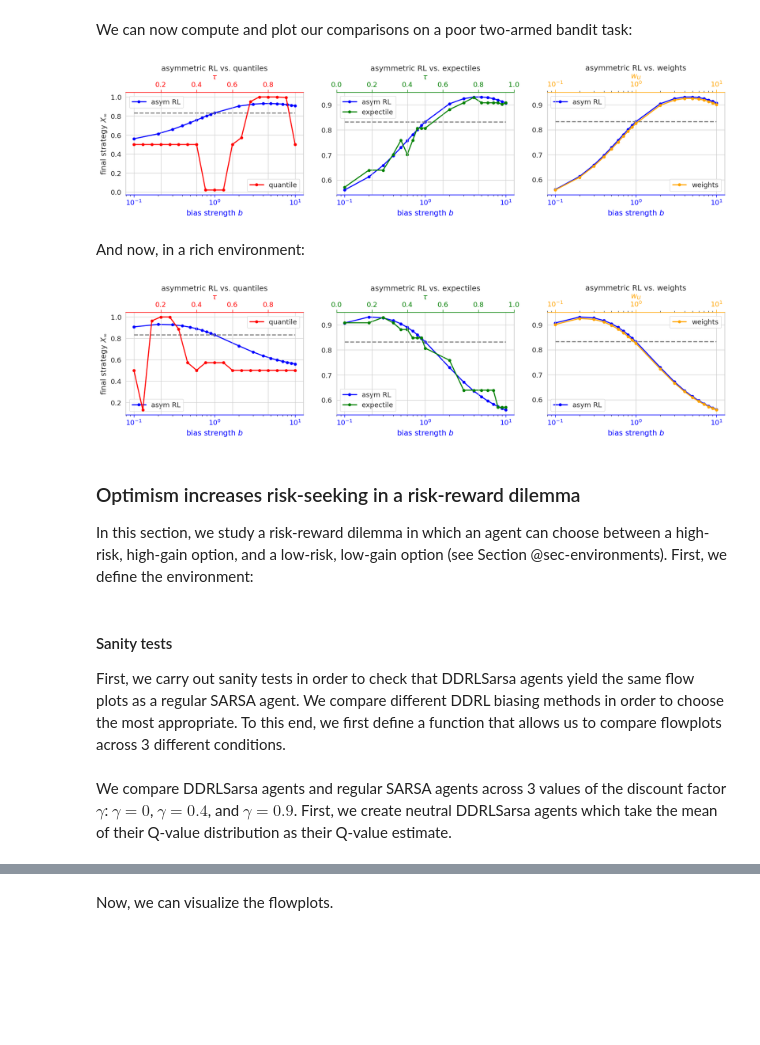
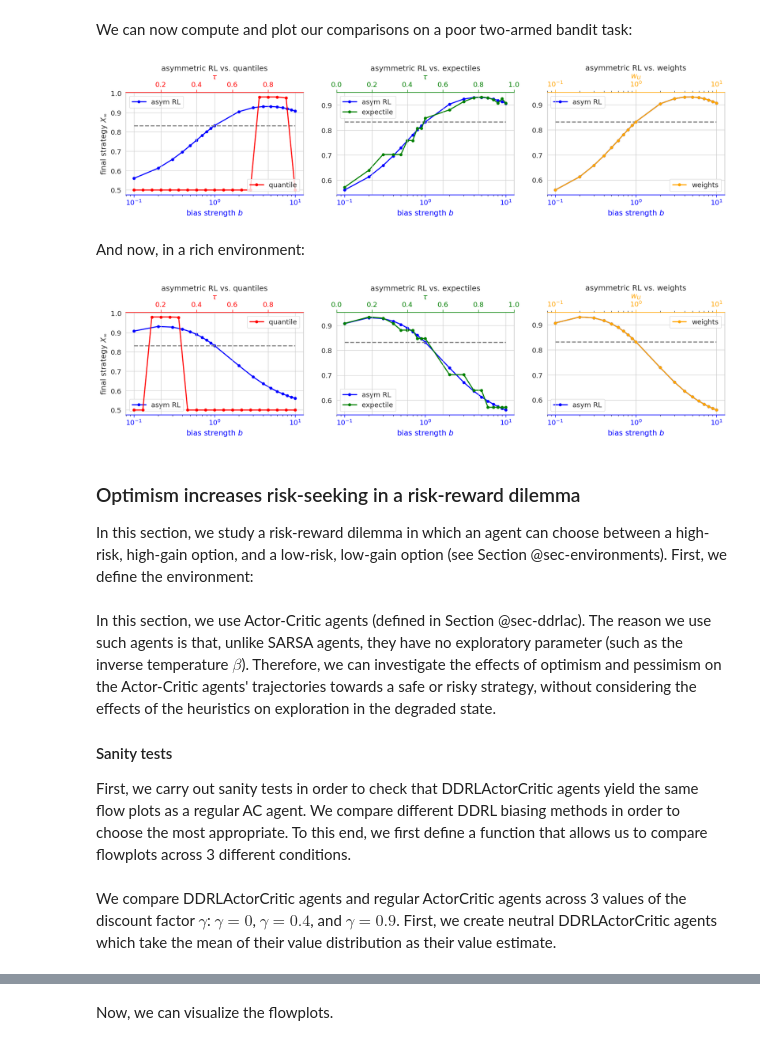
Before and after one commit to gerardoparra/pyDDRL, a Jupyter notebook: nbs/05_Results.ipynb, the cells around one changed output, grey strips where cells are left out. Drawn from its saved outputs; the diff is of its cells as text; code cells hidden in the pictures; blank space fills up the shorter version.

```diff
--- a/nbs/05_Results.ipynb
+++ b/nbs/05_Results.ipynb
@@ -514,23 +516,23 @@ b_xinf, q_xinf, e_xinf, w_xinf = compute_comparisons(0.3, 0.1, b_ratios, q_list,
 # Plot comparisons in poor env
 plot_comparisons(b_ratios, q_list, e_list, w_list, b_xinf,
                  q_xinf, e_xinf, w_xinf, scarcity="poor",
-                 save=False, savename='_figs_v1/TwoArmedMethodComparisonPoor.png')
+                 save=True, savename='../_figs_v3/TwoArmedMethodComparisonPoor.png')
 # %% [output]
-[figure, old version]
+[figure, new version]
 # %% [markdown]
 And now, in a rich environment:
 # %%
 # Compute comparisons in a rich environment
 b_xinf, q_xinf, e_xinf, w_xinf = compute_comparisons(0.9, 0.7, b_ratios, q_list, e_list,
                                                      w_list, gamma=0, beta=4, Rmin=-1,
-                                                     Rmax=1, nrb=29, discsig=0.05, lr=0.1)
+                                                     Rmax=1, nrb=29, discsig=0.0001, lr=0.1)
 # %%
 # Plot comparisons in a rich environment
 plot_comparisons(b_ratios, q_list, e_list, w_list, b_xinf,
                  q_xinf, e_xinf, w_xinf, scarcity="rich",
-                 save=False, savename='_figs_v1/TwoArmedMethodComparisonRich.png')
+                 save=True, savename='../_figs_v3/TwoArmedMethodComparisonRich.png')
 # %% [output]
-[figure, old version]
+[figure, new version]
 # %% [markdown]
 ### Optimism increases risk-seeking in a risk-reward dilemma
 
@@ -539,9 +541,11 @@ In this section, we study a risk-reward dilemma in which an agent can choose bet
 # Define environment
 env = RiskRewardDilemma(pc=0.1, pr=0.2, rc=0.5, rr=1, rd=0)
 # %% [markdown]
+In this section, we use Actor-Critic agents (defined in Section @sec-ddrlac). The reason we use such agents is that, unlike SARSA agents, they have no exploratory parameter (such as the inverse temperature $\beta$). Therefore, we can investigate the effects of optimism and pessimism on the Actor-Critic agents' trajectories towards a safe or risky strategy, without considering the effects of the heuristics on exploration in the degraded state.
+
 #### Sanity tests
 
-First, we carry out sanity tests in order to check that DDRLSarsa agents yield the same flow plots as a regular SARSA agent. We compare different DDRL biasing methods in order to choose the most appropriate. To this end, we first define a function that allows us to compare flowplots across 3 different conditions.
+First, we carry out sanity tests in order to check that DDRLActorCritic agents yield the same flow plots as a regular AC agent. We compare different DDRL biasing methods in order to choose the most appropriate. To this end, we first define a function that allows us to compare flowplots across 3 different conditions.
 # %%
 ## Functions to plot 3 flowplots and associated trajectories
 
@@ -589,7 +593,7 @@ def plot_3flowplots(aeis,  # list of aeis
 
         ax1.set_ylabel(ylabel)
 # %% [markdown]
-We compare DDRLSarsa agents and regular SARSA agents across 3 values of the discount factor $\gamma$: $\gamma = 0$, $\gamma = 0.4$, and $\gamma = 0.9$. First, we create neutral DDRLSarsa agents which take the mean of their Q-value distribution as their Q-value estimate.
+We compare DDRLActorCritic agents and regular ActorCritic agents across 3 values of the discount factor $\gamma$: $\gamma = 0$, $\gamma = 0.4$, and $\gamma = 0.9$. First, we create neutral DDRLActorCritic agents which take the mean of their value distribution as their value estimate.
 # %%
 # Values of gamma
 gammas = [0., 0.4, 0.9]
```
Also changed, not shown: parts of 27 cells of this notebook, 11 other files.
